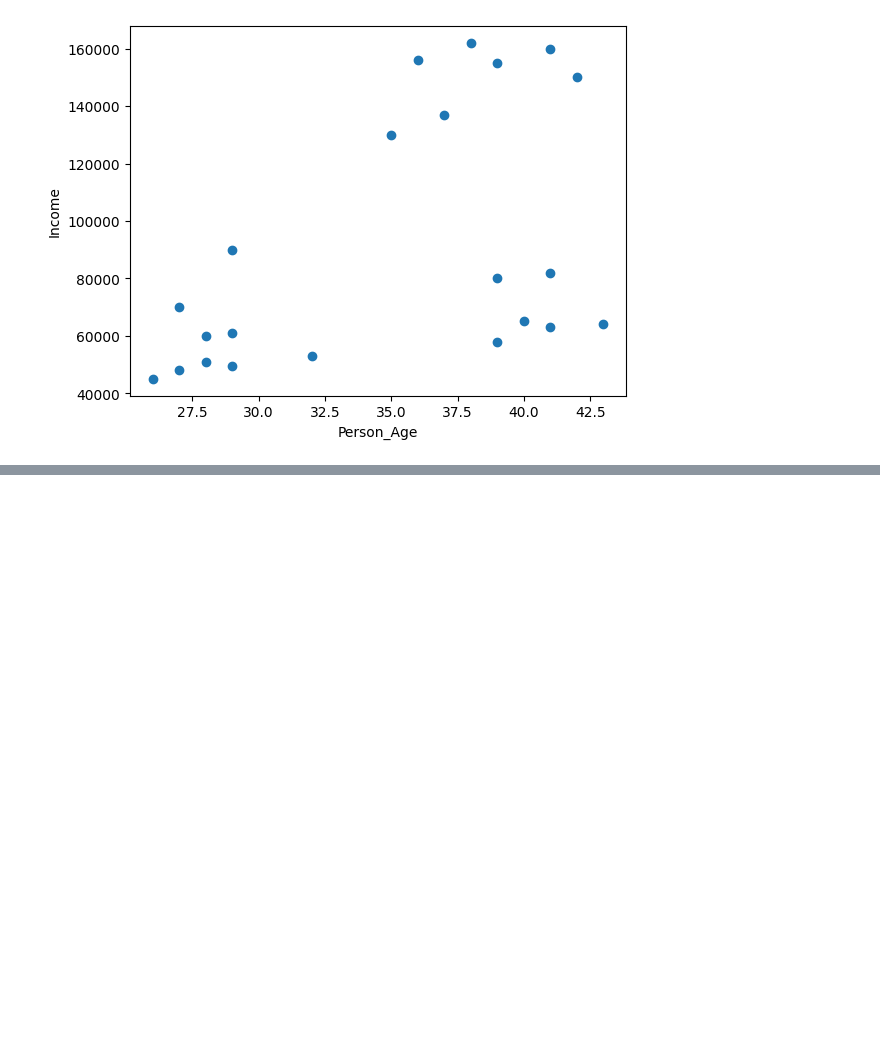
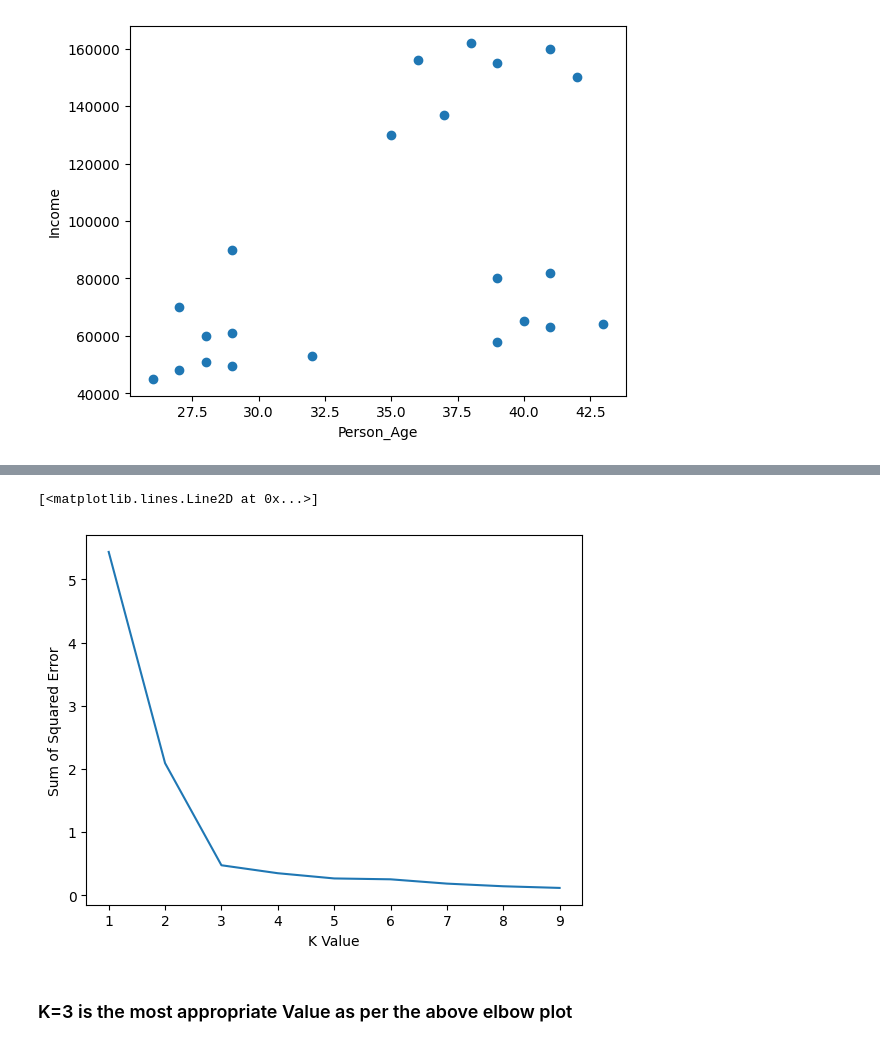
Before and after one commit to ahmedcurious/Data-Science-Work, a Jupyter notebook: Machine_Learning/14_K_Means_Clustering/file.ipynb, the cells around one changed output, grey strips where cells are left out. Drawn from its saved outputs; the diff is of its cells as text; code cells hidden in the pictures; blank space fills up the shorter version.

```diff
--- a/Machine_Learning/14_K_Means_Clustering/file.ipynb
+++ b/Machine_Learning/14_K_Means_Clustering/file.ipynb
@@ -128,0 +237,12 @@ df.head(n=10)
+# %%
+# Using Elbow technique to determine the best possible number for the clusters
+
+# Array to store Sum of Squared Errors(SSE)
+sse = []
+
+k_range = range(1,10)
+
+for k in k_range:
+    km = KMeans(n_clusters=k)
+    km.fit(df[['Age','Income($)']])
+    sse.append(km.inertia_)
@@ -128,0 +261,9 @@ df.head(n=10)
+# %%
+plt.xlabel('K Value')
+plt.ylabel('Sum of Squared Error')
+plt.plot(k_range,sse)
+# %% [output]
+[<matplotlib.lines.Line2D at 0x...>]
+[figure, added]
+# %% [markdown]
+<h3>K=3 is the most appropriate Value as per the above elbow plot</h3>
```
Also changed, not shown: parts of 18 cells of this notebook, 4 other files.
